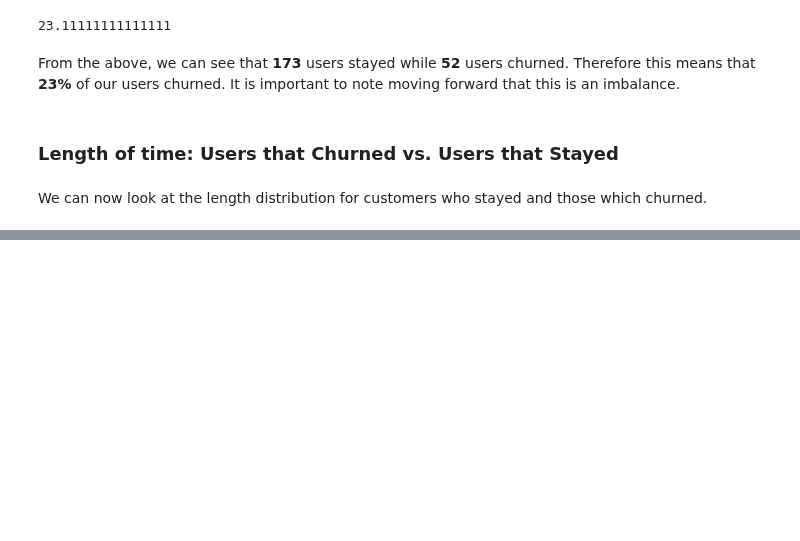
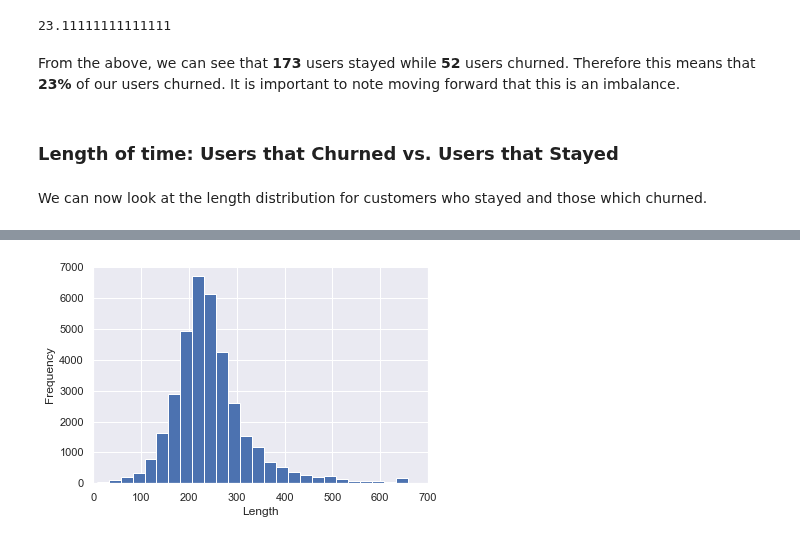
Before and after one commit to Nima-Sayyah/Sparkify, a Jupyter notebook: Sparkify.ipynb, the cells around one changed output, grey strips where cells are left out. Drawn from its saved outputs; the diff is of its cells as text; code cells hidden in the pictures; blank space fills up the shorter version.

```diff
--- a/Sparkify.ipynb
+++ b/Sparkify.ipynb
@@ -422,10 +434,13 @@ df_pd = df_len.toPandas()
 df_pd.length.dropna(inplace=True)
 # %%
-bin_edges = np.arange (10, df_pd['length'].max()+25, 25)
+# plot the distribution
+bin_edges = np.arange (7, df_pd['length'].max()+25, 25)
 plt.hist(data = df_pd, x = 'length', bins = bin_edges)
 plt.xlim(0,700)
 plt.xlabel('Length')
 plt.ylabel('Frequency');
+# %% [output]
+[figure, added]
 # %%
 df_len_stay = df.filter(df.churn ==0)
 # %%
```
Also changed, not shown: parts of 3 cells of this notebook.
